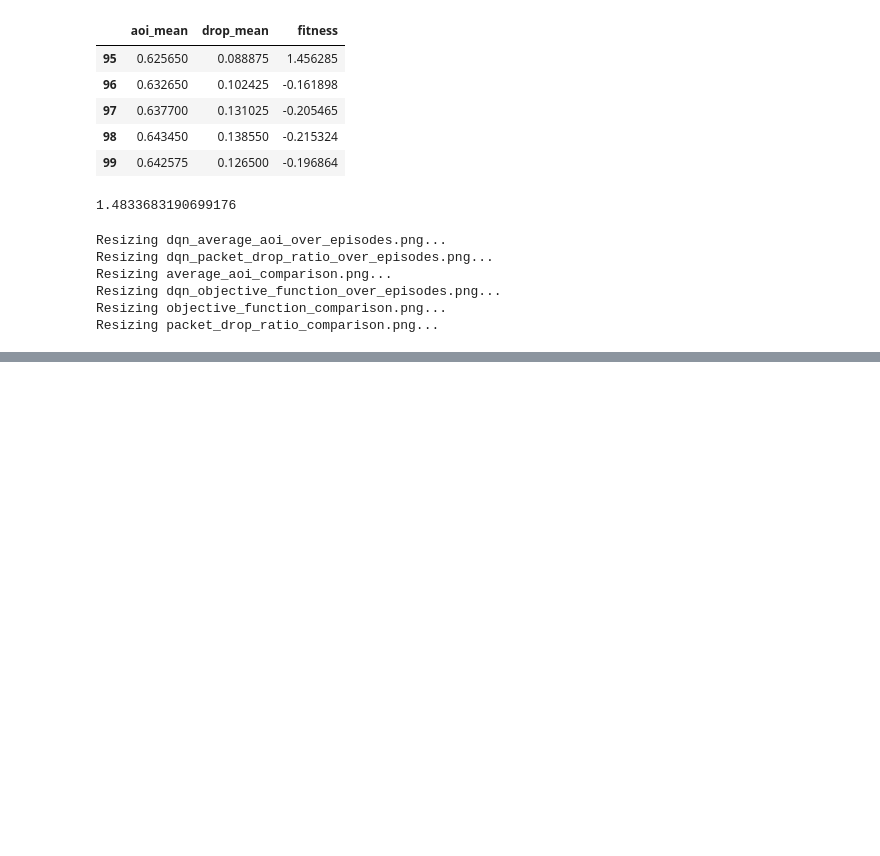
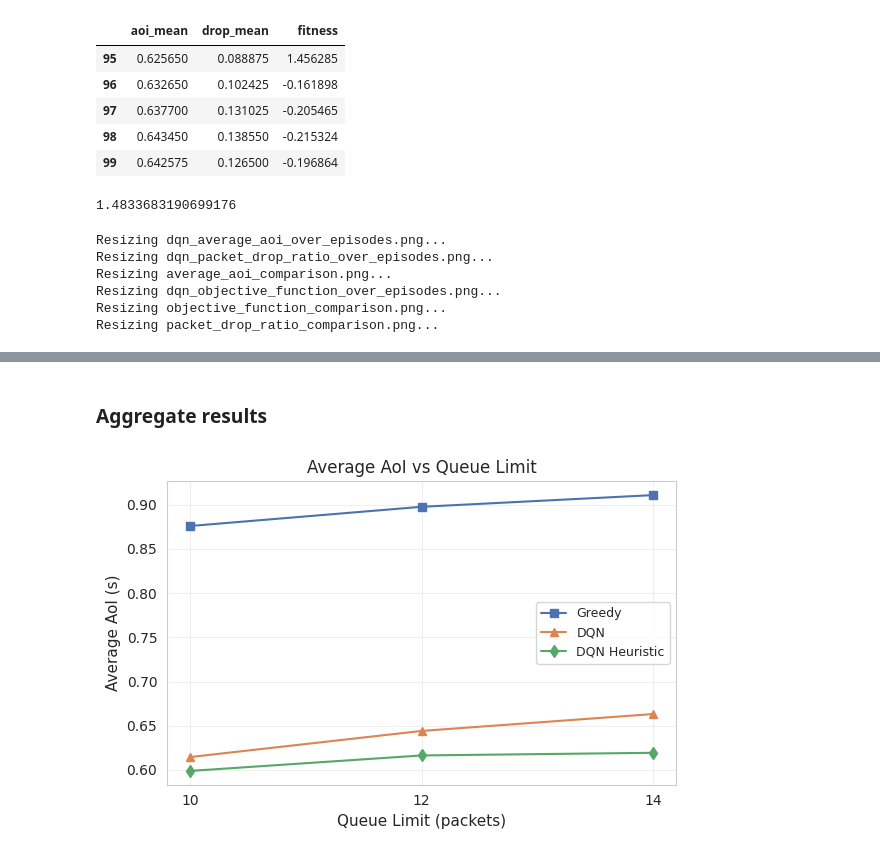
Before and after one commit to lanlehoang/LLM-AoI-Optimization, a Jupyter notebook: misc.ipynb, the cells around one changed output, grey strips where cells are left out. Saved outputs shown, nothing was run; the diff lists cells and outputs as text; code cells hidden in the pictures; blank space fills up the shorter version.

```diff
--- a/misc.ipynb
+++ b/misc.ipynb
@@ -251,0 +251,2 @@ Successfully installed opencv-python-4.12.0.88
+# %%
+objective_fn = lambda row: row["average_aoi"]/(1 - row["dropped_ratio"])
@@ -251,0 +433,2 @@ Successfully installed opencv-python-4.12.0.88
+# %% [markdown]
+### Aggregate results
@@ -251,0 +448,13 @@ Successfully installed opencv-python-4.12.0.88
+# %%
+# Set IEEE-style plotting parameters
+plt.rcParams['font.family'] = 'DejaVu Serif'
+plt.rcParams['font.serif'] = ['Times New Roman']
+plt.rcParams['font.size'] = 10
+plt.rcParams['axes.labelsize'] = 11
+plt.rcParams['axes.titlesize'] = 12
+plt.rcParams['xtick.labelsize'] = 10
+plt.rcParams['ytick.labelsize'] = 10
+plt.rcParams['legend.fontsize'] = 9
+plt.rcParams['figure.figsize'] = (6, 4)  # IEEE single column width
+plt.rcParams['lines.linewidth'] = 1.5
+plt.rcParams['lines.markersize'] = 6
@@ -251,0 +559,31 @@ Successfully installed opencv-python-4.12.0.88
+# %%
+# Set seaborn style
+sns.set_style("whitegrid")
+sns.set_palette("deep")
+
+# Define method labels and colors
+methods = ['greedy_expected', 'dqn', 'dqn_heuristic']
+method_labels = ['Greedy', 'DQN', 'DQN Heuristic']
+markers = ['s', '^', 'd']
+colors = sns.color_palette("deep", 3)
+# %%
+# Plot 1: Queue Analysis - AOI Mean
+fig, ax = plt.subplots()
+for i, method in enumerate(methods):
+    ax.plot(data['queue_analysis']['x_values'],
+            data['queue_analysis']['aoi_mean'][method],
+            label=method_labels[i],
+            marker=markers[i],
+            color=colors[i])
+ax.set_xlabel('Queue Limit (packets)')
+ax.set_ylabel('Average AoI (s)')
+ax.set_title('Average AoI vs Queue Limit')
+ax.legend(loc='best', frameon=True)
+ax.grid(True, alpha=0.3)
+ax.set_xticks(data['queue_analysis']['x_values'])
+plt.tight_layout()
+plt.savefig('figures/queue_aoi.pdf', dpi=300, bbox_inches='tight')
+# plt.savefig('queue_aoi_mean.png', dpi=300, bbox_inches='tight')
+plt.show()
+# %% [output]
+[figure, added]
```
Also changed, not shown: parts of 22 cells of this notebook.
